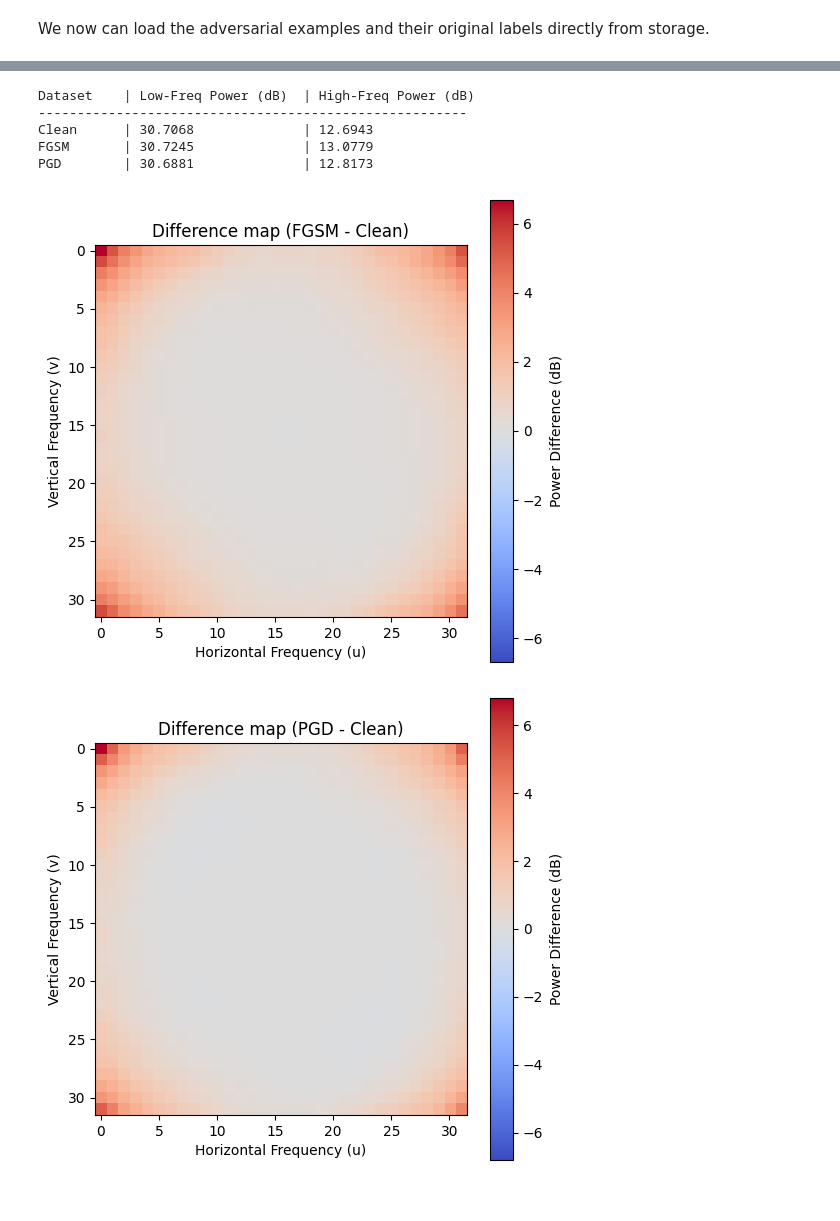
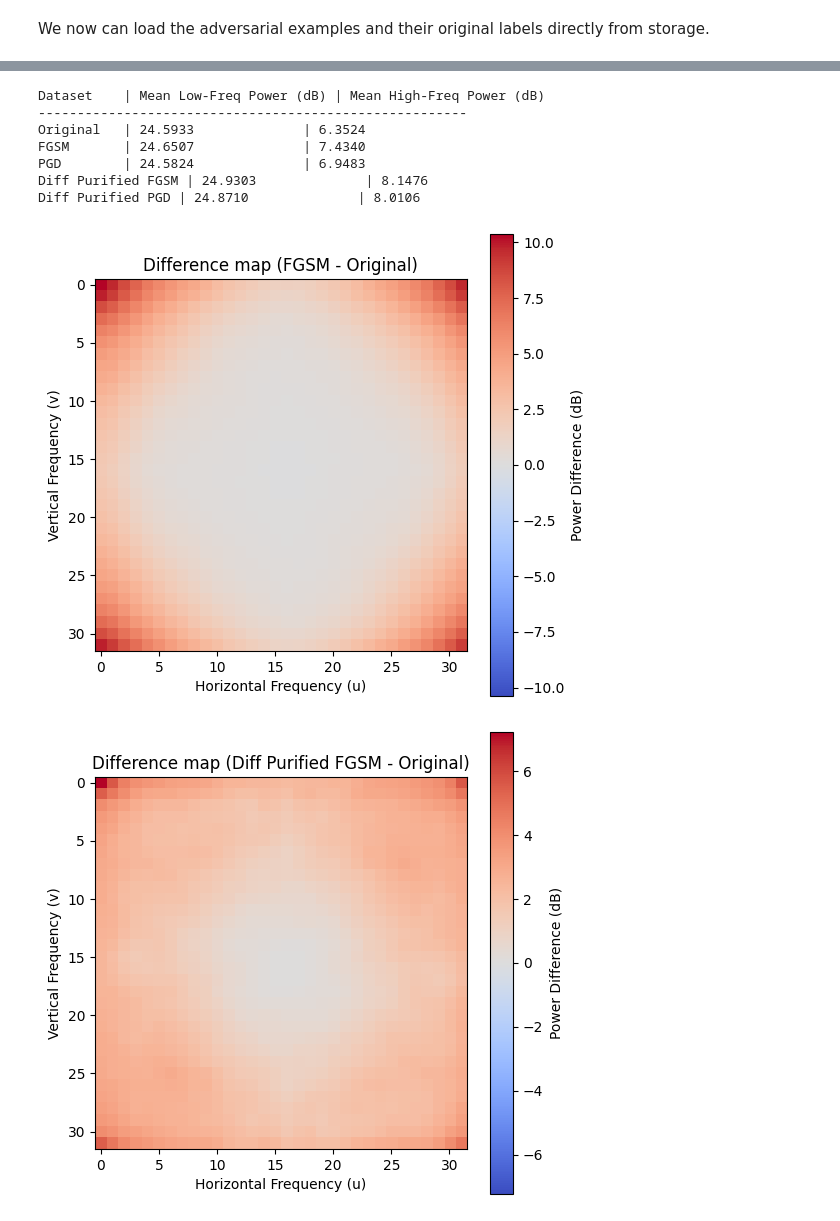
Before and after one commit to alpinedev51/gap, a Jupyter notebook: notebooks/spectral_analysis_cifar_10.ipynb, the cells around one changed output, grey strips where cells are left out. Cells and saved outputs as stored; diff of their text form; code cells hidden in the pictures.

Commit message:
intermediary results for cifar10 spectral analysis

```diff
--- a/notebooks/spectral_analysis_cifar_10.ipynb
+++ b/notebooks/spectral_analysis_cifar_10.ipynb
@@ -85,7 +89,8 @@ dm, dm_config = load_diffusion_model(RUN_DIR + "/cifar10_diffusion/best_model.pt
 # %%
-# this is for normalizing the data loaded from cifar10. The data is testdata (test_batch I believe)
 transform = transforms.Compose(
-    [transforms.ToTensor(), transforms.Normalize((0.5,), (0.5,))]
+    [
+        transforms.ToTensor(),
+    ]
 )
 
 test_data = datasets.CIFAR10(
@@ -106,6 +111,6 @@ Next steps: **Prepare the data for purification**
 # %%
 attacker = AdversarialAttacker(clf_trained_model, device)
 
-clean_loader = attacker.get_correct_subset_loader(eval_loader)
+original_loader = attacker.get_correct_subset_loader(eval_loader)
 # %% [output]
 Filtering for correctly classified samples...
@@ -160,0 +194,3 @@ len(pgd_dataset)
+# %%
+diff_purified_save_dir = "../datasets/clean/cifar10/diff"
+os.makedirs(diff_purified_save_dir, exist_ok=True)
@@ -248,13 +319,13 @@ analyzer.plot_2d(pgd_images, title="PGD Adversarial 2D PSD")
 # %%
 # Compare their 1D profiles on the same plot
-analyzer.plot_1d({"Clean": clean_images, "FGSM": fgsm_images, "PGD": pgd_images})
+image_label_dict = {"Original": original_images, "FGSM": fgsm_images, "PGD": pgd_images, "Diff Purified FGSM": diff_purified_fgsm_images, "Diff Purified PGD": diff_purified_pgd_images}
+analyzer.plot_1d(image_label_dict)
 
 # Compare their 1D profiles on the same plot
 analyzer.plot_1d(
-    {"Clean": clean_images, "FGSM": fgsm_images, "PGD": pgd_images}, zoom_high_freq=True
+    image_label_dict, zoom_high_freq=True
 )
 
-
-analyzer.plot_1d_ratio(clean_images, fgsm_images, label="FGSM / Clean")
-analyzer.plot_1d_ratio(clean_images, pgd_images, label="PGD / Clean")
+analyzer.plot_1d_ratio(original_images, fgsm_images, diff_purified_fgsm_images, label_21="FGSM / Clean", label_31="Diff Purified FGSM / Clean")
+analyzer.plot_1d_ratio(original_images, pgd_images, diff_purified_pgd_images, label_21="PGD / Clean", label_31="Diff Purified PGD / Clean")
 # %% [output]
@@ -265,23 +338,30 @@ analyzer.plot_1d_ratio(clean_images, pgd_images, label="PGD / Clean")
 # %%
-analyzer.print_spectral_stats(
-    {"Clean": clean_images, "FGSM": fgsm_images, "PGD": pgd_images}
+analyzer.print_spectral_stats(image_label_dict)
+
+analyzer.plot_2d_difference(
+    images_1=original_images,
+    images_2=fgsm_images,
+    images_3=diff_purified_fgsm_images,
+    title_21="Difference map (FGSM - Original)",
+    title_31="Difference map (Diff Purified FGSM - Original)",
+    title_32="Difference map (FGSM - Diff Purified FGSM)"
 )
 
 analyzer.plot_2d_difference(
-    images_base=clean_images,
-    images_adv=fgsm_images,
-    title="Difference map (FGSM - Clean)",
+    images_1=original_images,
+    images_2=pgd_images,
+    images_3=diff_purified_pgd_images,
+    title_21="Difference map (PGD - Original)",
+    title_31="Difference map (Diff Purified PGD - Original)",
+    title_32="Difference map (FGSM - Diff Purified PGD)"
 )
-analyzer.plot_2d_difference(
-    images_base=clean_images,
-    images_adv=pgd_images,
-    title="Difference map (PGD - Clean)",
-)
 # %% [output]
-Dataset    | Low-Freq Power (dB)  | High-Freq Power (dB)
+Dataset    | Mean Low-Freq Power (dB) | Mean High-Freq Power (dB)
 -------------------------------------------------------
-Clean      | 30.7068              | 12.6943
-FGSM       | 30.7245              | 13.0779
-PGD        | 30.6881              | 12.8173
+Original   | 24.5933              | 6.3524
+FGSM       | 24.6507              | 7.4340
+PGD        | 24.5824              | 6.9483
+Diff Purified FGSM | 24.9303              | 8.1476
+Diff Purified PGD | 24.8710              | 8.0106
-[figure, old version]
+[figure, new version]
-[figure, old version]
+[figure, new version]
```
Also changed, not shown: parts of 14 cells of this notebook, 3 other files.
